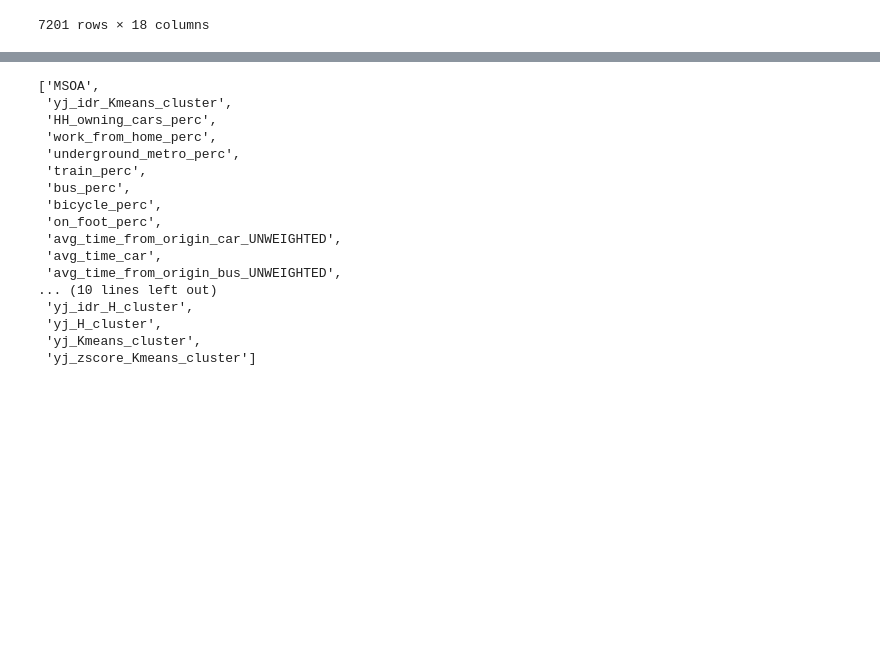
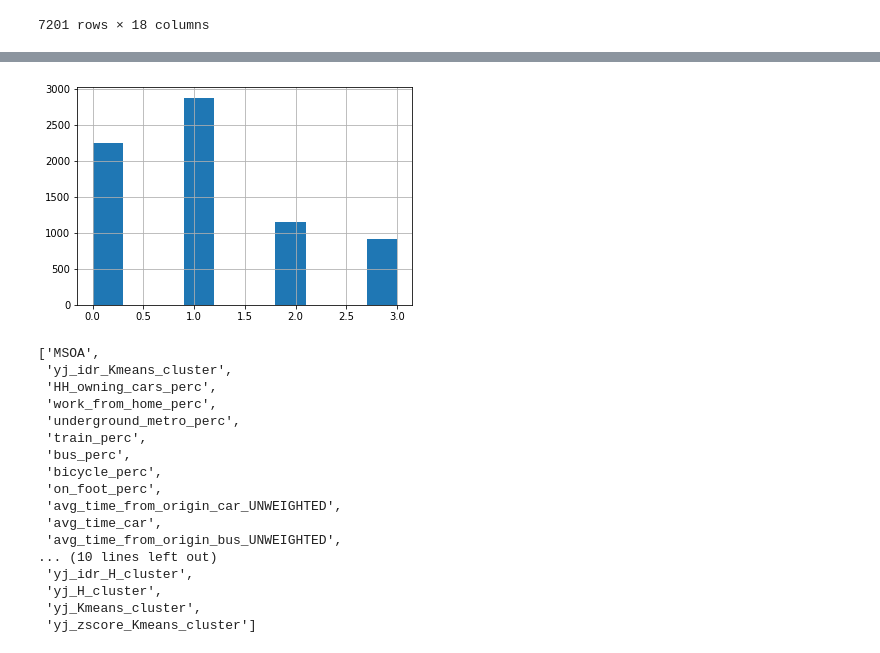
Before and after one commit to natesheehan/spidercartographers, a Jupyter notebook: Scripts/Evaluating Clusters.ipynb, the cells around one changed output, grey strips where cells are left out. Saved outputs shown, nothing was run; the diff lists cells and outputs as text; code cells hidden in the pictures; blank space fills up the shorter version.

```diff
--- a/Scripts/Evaluating Clusters.ipynb
+++ b/Scripts/Evaluating Clusters.ipynb
@@ -89,3 +95,8 @@ cluster_data.hist(layout=(3, 6), figsize=(30, 15), color='blue', alpha=.5);
+# %%
+cluster_data['log_range_kmeans_cluster'].hist()
+plt.savefig('Plots/log_range_kmeans_hist.png')
+# %% [output]
+[figure, added]
 # %%
 # drop the clusters with bad distributions (bad to be defined more explicitly later...or not. Whatever)
 data.drop(['Unnamed: 0', 'log_idr_DB_cluster', 'log_zscore_DB_cluster', 'yj_Zscore_DB_cluster',
```
Also changed, not shown: parts of 2 cells of this notebook, 17 other files.
